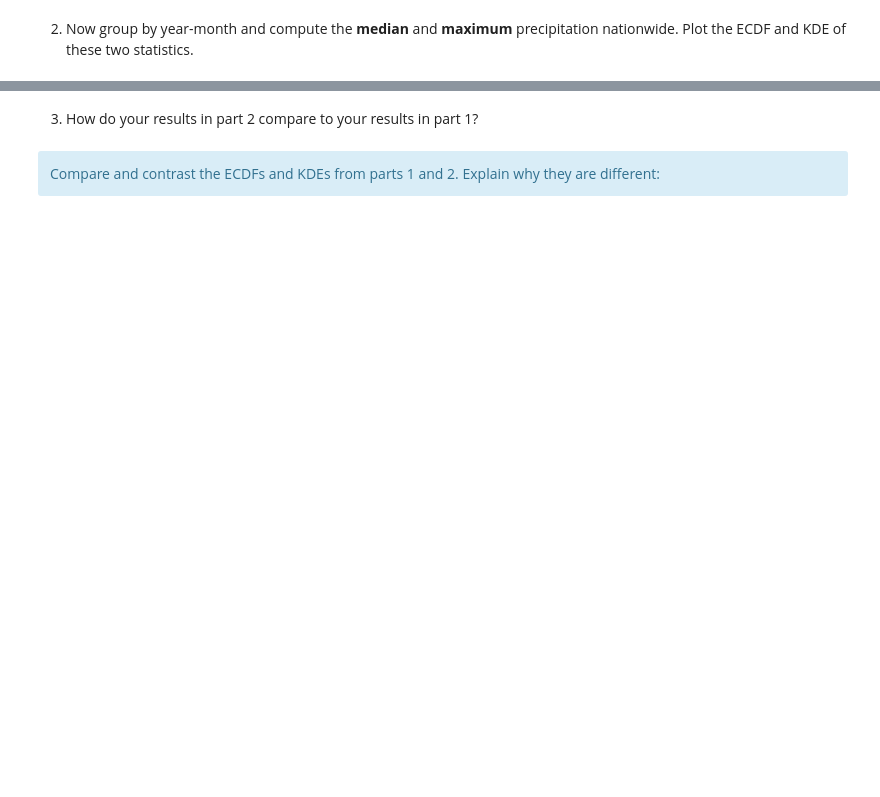
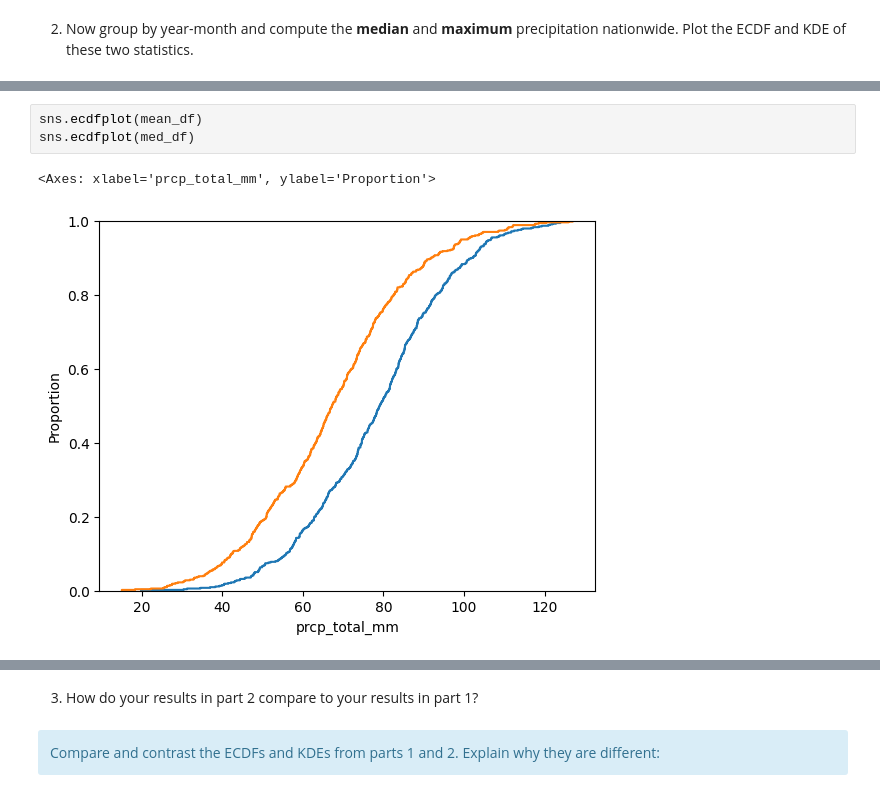
Before and after one commit to Derek9132-uyz/DS5030-lab-5, a Jupyter notebook: lab_05.ipynb, the cells around one changed output, grey strips where cells are left out. Drawn from its saved outputs; the diff is of its cells as text; blank space fills up the shorter version.

```diff
--- a/lab_05.ipynb
+++ b/lab_05.ipynb
@@ -108,0 +136,6 @@ Trying to import the above resulted in these errors:
+# %%
+sns.ecdfplot(mean_df)
+sns.ecdfplot(med_df)
+# %% [output]
+<Axes: xlabel='prcp_total_mm', ylabel='Proportion'>
+[figure, added]
```
Also changed, not shown: parts of 24 cells of this notebook.
